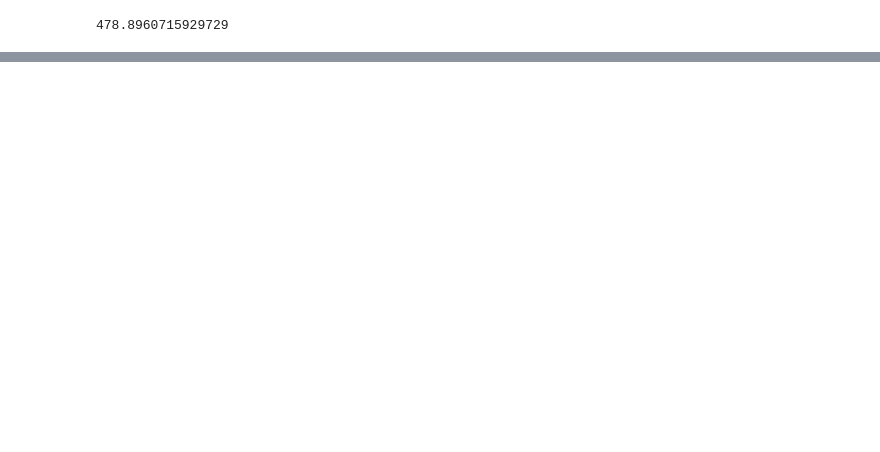
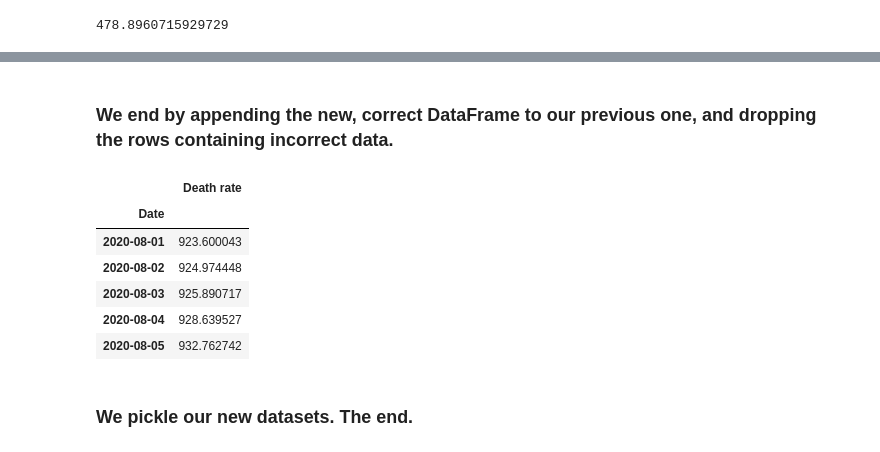
Before and after one commit to DanCoimbra/data_science_studies, a Jupyter notebook: Statistics (Python)/Cleaning – COVID Deaths by Municipality.ipynb, the cells around one changed output, grey strips where cells are left out. Cells and saved outputs as stored; diff of their text form; code cells hidden in the pictures; blank space fills up the shorter version.

```diff
--- a/Statistics (Python)/Cleaning – COVID Deaths by Municipality.ipynb
+++ b/Statistics (Python)/Cleaning – COVID Deaths by Municipality.ipynb
@@ -172,0 +283,20 @@ JanJul2021.to_pickle(f'{save_path}JanJul2021')
+# %% [markdown]
+### We end by appending the new, correct DataFrame to our previous one, and dropping the rows containing incorrect data.
+# %%
+AugDec2020 = AugDec2020.append(AugDec2020_badcities_final)
+JanJul2021 = JanJul2021.append(JanJul2021_badcities_final)
+
+AugDec2020 = AugDec2020.drop(' ENTORNO E ALTO RIO NEGRO', level='Date')
+JanJul2021 = JanJul2021.drop(' ENTORNO E ALTO RIO NEGRO', level='Date')
+
+AugDec2020.loc['Manaus'].head(5)
+# %% [output]
+|  | Death rate |
+| Date |  |
+| 2020-08-01 | 923.600043 |
+| 2020-08-02 | 924.974448 |
+| 2020-08-03 | 925.890717 |
+| 2020-08-04 | 928.639527 |
+| 2020-08-05 | 932.762742 |
+# %% [markdown]
+### We pickle our new datasets. The end.
```
Also changed, not shown: parts of 37 cells of this notebook.
